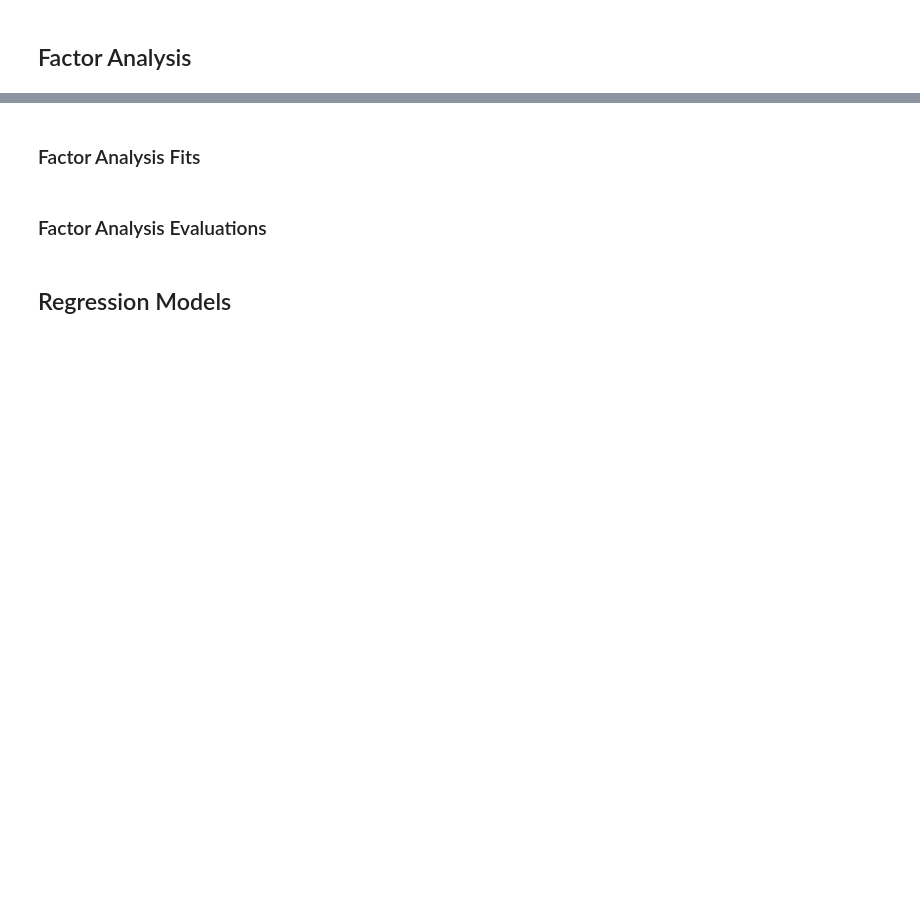
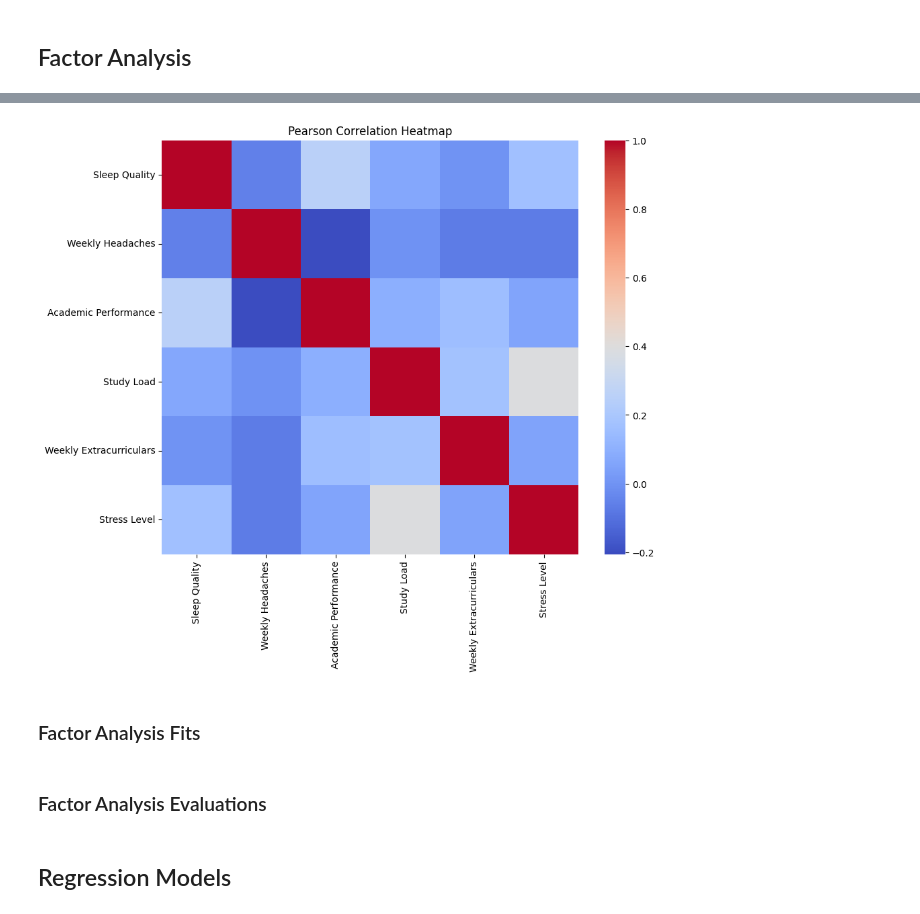
Before and after one commit to christian-arndt/repo_men, a Jupyter notebook: homeworks/project/analysis_notebook.ipynb, the cells around one changed output, grey strips where cells are left out. Saved outputs shown, nothing was run; the diff lists cells and outputs as text; code cells hidden in the pictures; blank space fills up the shorter version.

```diff
--- a/homeworks/project/analysis_notebook.ipynb
+++ b/homeworks/project/analysis_notebook.ipynb
@@ -97,3 +111,16 @@ plt.show()
+# %%
+# Compute Pearson correlation matrix
+data_scaled_df = pd.DataFrame(data_scaled, columns=data_encoded.columns)
+corr = data_scaled_df.corr(method='pearson')
+
+# Create a heatmap
+labels = list(map(lambda x: x.replace("_", " "), data_encoded.columns))
+plt.figure(figsize=(10, 8))
+sns.heatmap(corr, annot=False, xticklabels=labels, yticklabels=labels, cmap="coolwarm")
+plt.title('Pearson Correlation Heatmap')
+plt.show()
+# %% [output]
+[figure, added]
 # %% [markdown]
 ### Factor Analysis Fits
 # %% [markdown]
```
Also changed, not shown: parts of 11 cells of this notebook, 7 other files.
